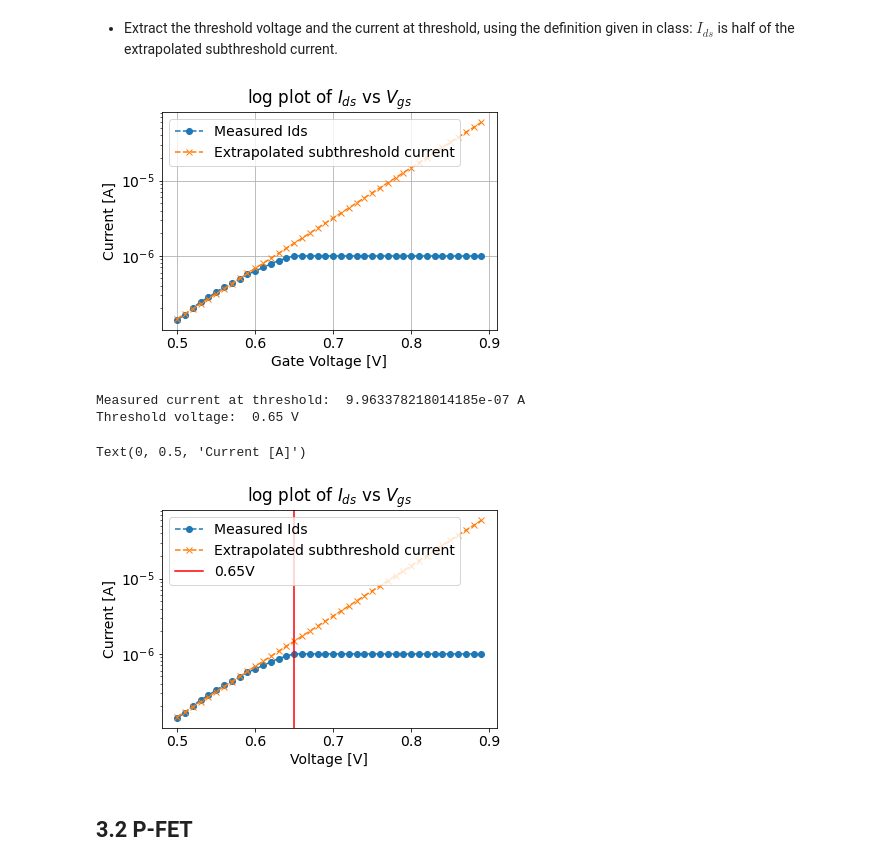
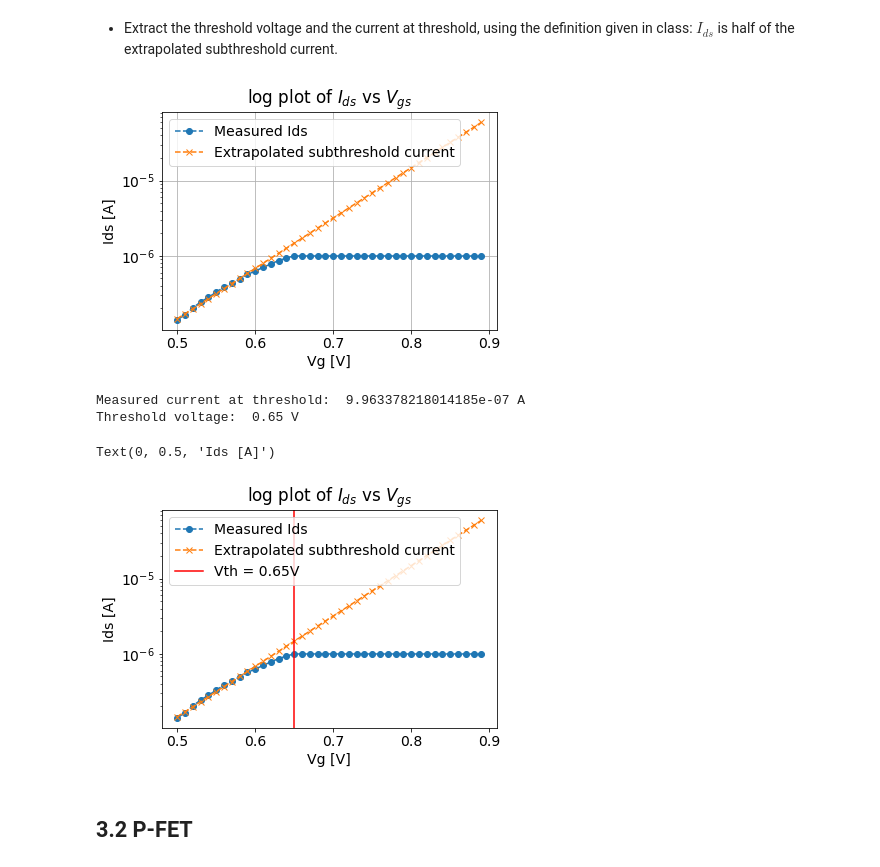
Before and after one commit to daggermaster3000/NE1, a Jupyter notebook: TP2/2022_Lab2_SubThr_18_Quillan_Favey.ipynb, the cells around one changed output. Saved outputs shown, nothing was run; the diff lists cells and outputs as text; code cells hidden in the pictures.

```diff
--- a/TP2/2022_Lab2_SubThr_18_Quillan_Favey.ipynb
+++ b/TP2/2022_Lab2_SubThr_18_Quillan_Favey.ipynb
@@ -346,22 +346,22 @@ in class: $I_{ds}$ is half of the extrapolated subthreshold current.
 # %%
 # compute threshold voltage
 from scipy import interpolate
 
 #we start by extrapolating our fitted data (from the equation)
 f = interpolate.interp1d(valid_x, np.log(fitted_y),fill_value='extrapolate')
 xnew = np.arange(0,1.8,0.01)
 ynew = f(xnew)
 
 #we can the plot the simulated data and the measured data
 plt.semilogy(x[50:90],y[50:90],"o--",label="Measured Ids")
 plt.semilogy(xnew[50:90],np.exp(ynew[50:90]),"x--",label="Extrapolated subthreshold current")
 plt.legend()
 plt.title("log plot of $I_{ds}$ vs $V_{gs}$")
-plt.xlabel("Gate Voltage [V]")
-plt.ylabel("Current [A]")
+plt.xlabel("Vg [V]")
+plt.ylabel("Ids [A]")
 plt.grid()
 # %% [output]
-[figure, old version]
+[figure, new version]
 # %%
 # compute Ids at threshold voltage
 
@@ -385,14 +385,14 @@ Threshold voltage:  0.65 V
 #we can the plot the simulated data and the measured data
 plt.semilogy(x[50:90],y[50:90],"o--",label="Measured Ids")
 plt.semilogy(xnew[50:90],np.exp(ynew[50:90]),"x--",label="Extrapolated subthreshold current")
-plt.axvline(x=xnew[index[0][0]], ymin=0, ymax=1,label=f'{xnew[index[0][0]]}V',color="red")
+plt.axvline(x=xnew[index[0][0]], ymin=0, ymax=1,label=f'Vth = {xnew[index[0][0]]}V',color="red")
 plt.legend()
 plt.title("log plot of $I_{ds}$ vs $V_{gs}$")
-plt.xlabel("Voltage [V]")
-plt.ylabel("Current [A]")
+plt.xlabel("Vg [V]")
+plt.ylabel("Ids [A]")
 # %% [output]
-Text(0, 0.5, 'Current [A]')
+Text(0, 0.5, 'Ids [A]')
-[figure, old version]
+[figure, new version]
 # %% [markdown]
 ## 3.2 P-FET
 # %%
```
Also changed, not shown: parts of 8 cells of this notebook.
